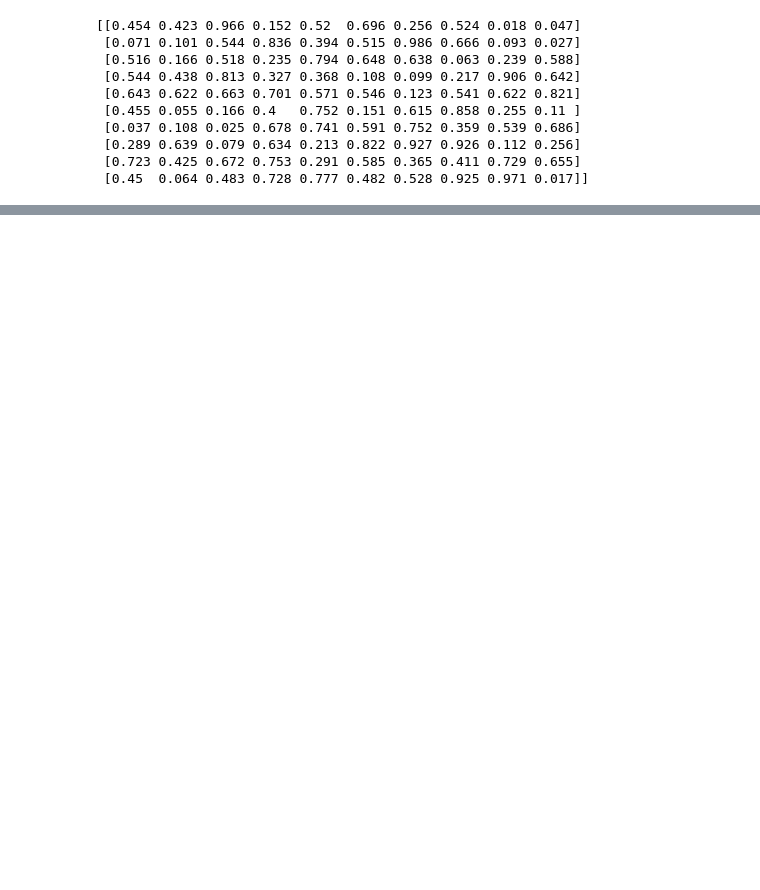
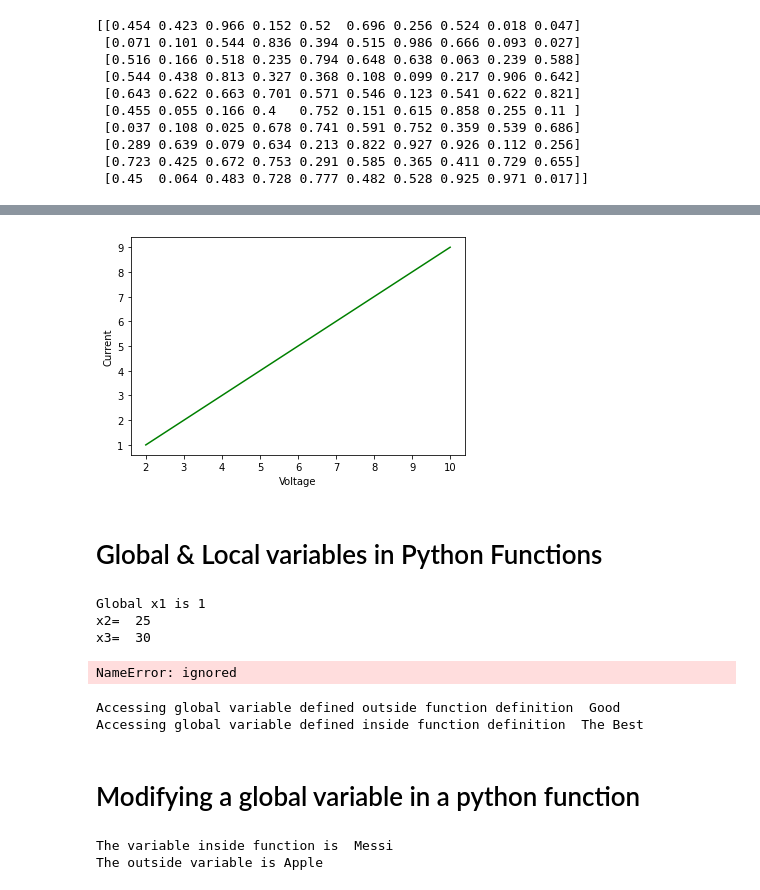
Before and after one commit to harshdhiman-ai/PYPR, a Jupyter notebook: PYPR_2021_EED.ipynb, the cells around one changed output, grey strips where cells are left out. Drawn from its saved outputs; the diff is of its cells as text; code cells hidden in the pictures; blank space fills up the shorter version.

```diff
--- a/PYPR_2021_EED.ipynb
+++ b/PYPR_2021_EED.ipynb
@@ -931,0 +1015,15 @@ print(np.round(x,3))
+# %%
+# Consider a random 2-D array of size 100 x 2
+import numpy as np
+import random
+
+np.random.seed(0) # generates identical random numbers in every run
+x=np.random.randint(100,size=(100,2))
+print(x)
+
+x_new=list()
+for i in range(x.shape[1]):
+    for j in range(x.shape[0]):
+        x_new.append((x[j]-np.min(x[:,i]))/(np.max(x[:,i])-np.min(x[:,i])))
+
+print(np.array(x_new))
@@ -976,0 +1099,60 @@ The standardized array is [[ 0.47122134]
+# %%
+def ohm(V,I):
+    import matplotlib.pyplot as plt  #plotting graphs, bar, pie-charts
+    x=plt.plot(V,I,'g')
+    plt.xlabel("Voltage")
+    plt.ylabel("Current")
+    x=plt.show()
+    return x
+V=np.array([2,4,6,8,10])
+I=np.array([1,3,5,7,9])
+ohm(V,I)  # this is known as a function call
+# %% [output]
+[figure, added]
+# %% [markdown]
+# Global & Local variables in Python Functions
+# %%
+x1=1
+
+def f1(x2):
+    print("x2= ",x2)
+    x3=30
+    print("x3= ",x3)
+
+print("Global x1 is",x1)
+f1(25)
+print("The number x3 is ",x3)
+# %% [output]
+Global x1 is 1
+x2=  25
+x3=  30
+NameError: ignored
+# %%
+var="Good"
+
+def show():
+    global var1
+    var1="The Best"
+    print("Accessing global variable defined outside function definition ",var)
+
+show()
+print("Accessing global variable defined inside function definition ",var1)
+# %% [output]
+Accessing global variable defined outside function definition  Good
+Accessing global variable defined inside function definition  The Best
+# %% [markdown]
+# Modifying a global variable in a python function
+# %%
+global var
+var="Cris"
+
+def show():
+    var="Messi"
+    print("The variable inside function is ",var)
+
+show()
+var="Apple"
+print("The outside variable is",var)
+# %% [output]
+The variable inside function is  Messi
+The outside variable is Apple
```
Also changed, not shown: parts of 26 cells of this notebook.
